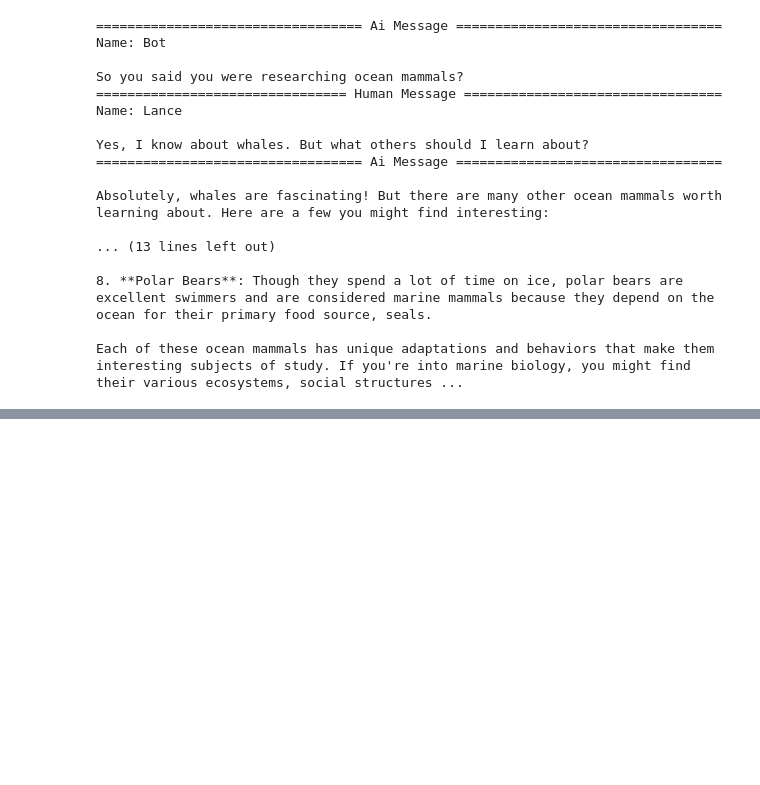
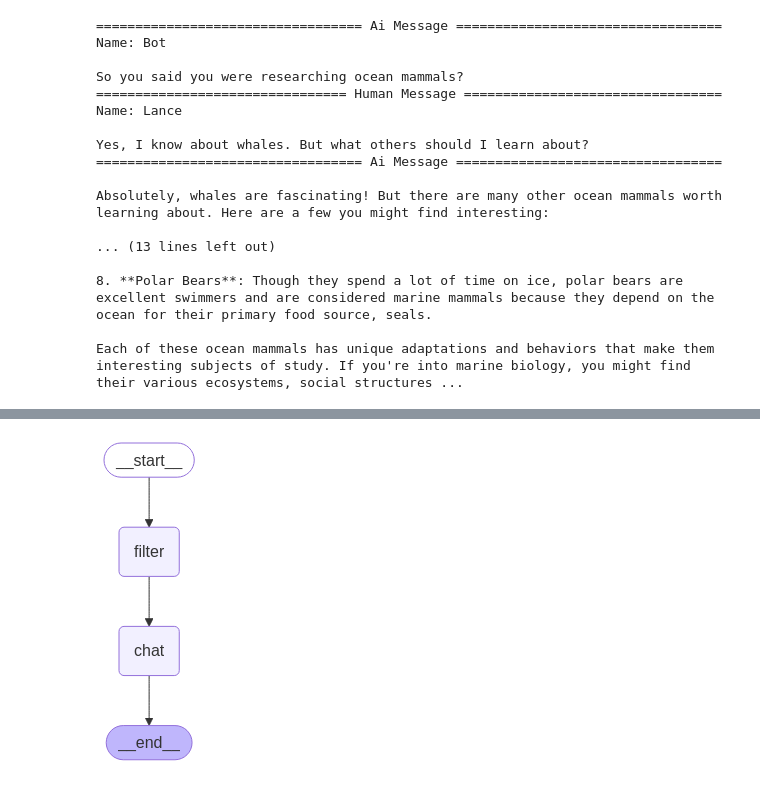
Before and after one commit to VishnuRathore98/langchain-academy-langgraph, a Jupyter notebook: 2. State and Memory/4-trim-filter-messages.ipynb, the cells around one changed output, grey strips where cells are left out. Cells and saved outputs as stored; diff of their text form; code cells hidden in the pictures; blank space fills up the shorter version.

```diff
--- a/2. State and Memory/4-trim-filter-messages.ipynb
+++ b/2. State and Memory/4-trim-filter-messages.ipynb
@@ -110,0 +316,24 @@ Each of these ocean mammals has unique adaptations and behaviors that make them
+# %%
+llm = ChatGroq(model=CHAT_MODEL)
+# %%
+def filter_node(state:MessagesState):
+    recent_messages = [RemoveMessage(m.key) for m in state['messages'][:-2]]
+    return {'messages':recent_messages}
+# %%
+def chat_node(state: MessagesState):
+    return {'messages': llm.invoke(state['messages'])}
+# %%
+builder = StateGraph(MessagesState)
+
+builder.add_node('filter', filter_node)
+builder.add_node('chat', chat_node)
+
+builder.add_edge(START, 'filter')
+builder.add_edge('filter', 'chat')
+builder.add_edge('chat', END)
+
+graph=builder.compile()
+# %%
+graph
+# %% [output]
+[figure, added]
```
Also changed, not shown: parts of 20 cells of this notebook.
